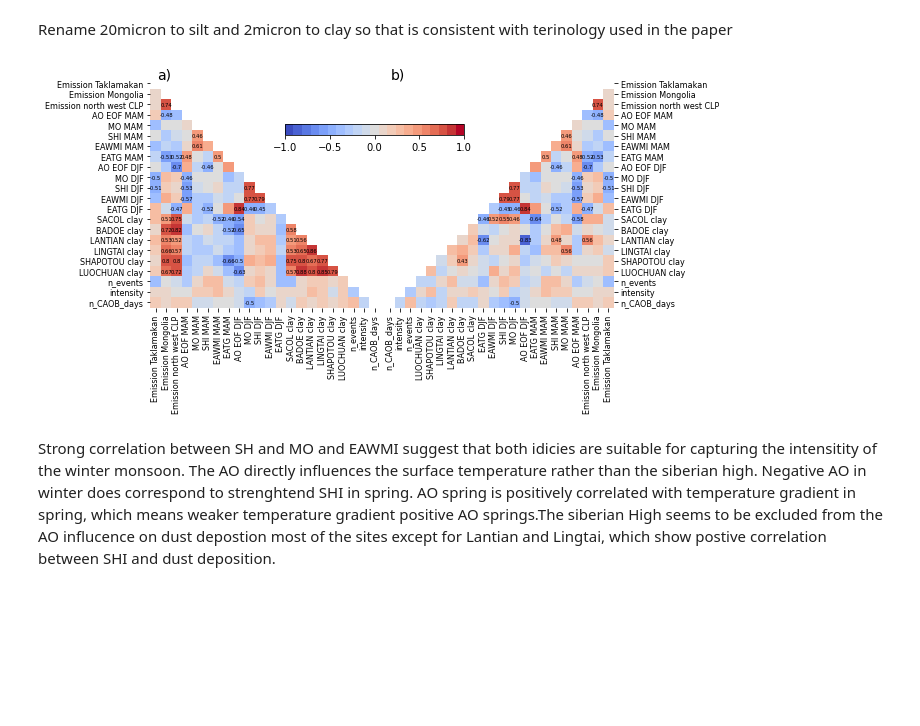
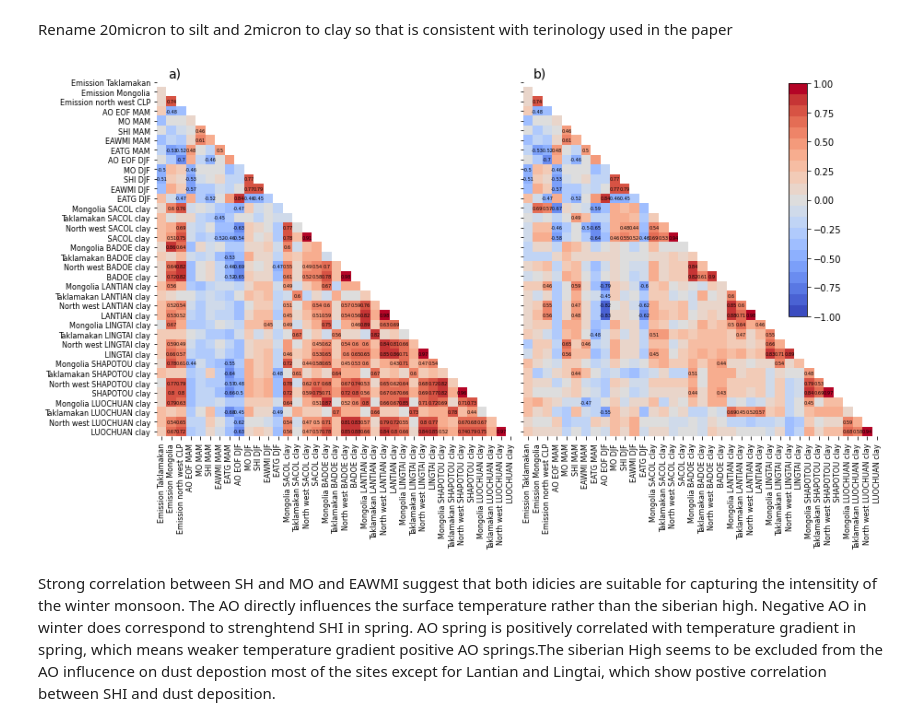
Before and after one commit to MasterOnDust/AGU_JGR_CLP_SOURCE_WORKFLOW, a Jupyter notebook: Master_thesis_UiO_workflow/workflow/notebooks/AGU_paper_figures/Plot_correlation_matrix.py.ipynb, the cells around one changed output. Cells and saved outputs as stored; diff of their text form; code cells hidden in the pictures; blank space fills up the shorter version.

Commit message:
new correlation matrix plots

```diff
--- a/Master_thesis_UiO_workflow/workflow/notebooks/AGU_paper_figures/Plot_correlation_matrix.py.ipynb
+++ b/Master_thesis_UiO_workflow/workflow/notebooks/AGU_paper_figures/Plot_correlation_matrix.py.ipynb
@@ -75,8 +69,21 @@ detrended_wetdep = detrended_wetdep.drop(['YINCHUAN clay', 'YINCHUAN silt'], axi
+# %%
+# locs = locs.drop('YINCHUAN')
+detrended_drydep = detrended.drop(columns=wetdep_keys).copy()
+dd_trans = {dk : nk  for dk, nk in zip(drydep_keys, new_column_names)}
+detrended_drydep = detrended_drydep.rename(columns=dd_trans, errors='raise')
+detrended_drydep = detrended_drydep.drop(columns=[f'{s} YINCHUAN clay' for s in new_regions])
+detrended_drydep = detrended_drydep.drop(columns=[f'{s} YINCHUAN silt' for s in new_regions])
+# %%
+detrended_wetdep = detrended.drop(columns=drydep_keys).copy()
+detrended_wetdep = detrended_wetdep.rename(columns={old_col_name:new_col_name for old_col_name, new_col_name in zip(wetdep_keys, new_column_names)}, errors='rause')
+detrended_wetdep = detrended_wetdep.drop(columns=[f'{s} YINCHUAN clay' for s in new_regions])
+detrended_wetdep = detrended_wetdep.drop(columns=[f'{s} YINCHUAN silt' for s in new_regions])
+locs = locs.drop('YINCHUAN')
+detrended_drydep_clay = detrended_drydep.drop([f'{s} {loc} silt' for s,loc in product(new_regions,locs)], axis=1)
+detrended_wetdep_clay = detrended_wetdep.drop([f'{s} {loc} silt' for s,loc in product(new_regions,locs)], axis=1)
 # %%
-locs = locs.drop('YINCHUAN')
+# locs = locs.drop('YINCHUAN')
 # remove the silt sizebin
-detrended_drydep_clay = detrended_drydep.drop([loc + ' silt' for loc in locs], axis=1)
-detrended_wetdep_clay = detrended_wetdep.drop([loc + ' silt' for loc in locs], axis=1)
 corrs_drydep = detrended_drydep_clay.corr()
 p_values_drydep = detrended_drydep_clay.corr(method=lambda x, y: stats.pearsonr(x, y)[1]) - np.eye(len(detrended_drydep_clay.columns))
 mask_drydep = np.triu(np.ones_like(corrs_drydep.values, dtype=bool))
@@ -84,42 +91,42 @@ corrs_triu_drydep = corrs_drydep.where((mask_drydep==False))
 significant_corrs_drydep = corrs_triu_drydep.round(2).where((p_values_drydep <=0.05), other='')
 
 corrs_wetdep = detrended_wetdep_clay.corr()
 p_values_wetdep = detrended_wetdep_clay.corr(method=lambda x, y: stats.pearsonr(x, y)[1]) - np.eye(len(detrended_wetdep_clay.columns))
 mask_wetdep = np.triu(np.ones_like(corrs_wetdep.values, dtype=bool))
 corrs_triu_wetdep = corrs_wetdep.where((mask_wetdep==False))
 significant_corrs_wetdep = corrs_triu_wetdep.round(2).where((p_values_wetdep <=0.05), other='')
 
 
-fig ,ax = plt.subplots(ncols=2, figsize=(8.3, 11.7*0.7))
+fig ,ax = plt.subplots(ncols=2, figsize=(8.3*1.7, 11.7*0.75))
 ax[0].set_aspect('equal')
 cmap = matplotlib.cm.get_cmap('coolwarm',21)
 
 sns.heatmap(corrs_drydep.values, mask=mask_drydep,
             xticklabels=corrs_drydep.columns.values,annot=significant_corrs_drydep,
-            yticklabels=corrs_drydep.columns.values, ax=ax[0], cmap=cmap,fmt='',annot_kws={'fontsize':5.3, 'color':'black'},
+            yticklabels=corrs_drydep.columns.values, ax=ax[0], cmap=cmap,fmt='',annot_kws={'fontsize':5, 'color':'black'},
             vmin=-1, vmax=1,cbar=False)
 
 g=sns.heatmap(corrs_wetdep.values, mask=mask_wetdep,
             xticklabels=corrs_wetdep.columns.values,annot=significant_corrs_wetdep,
-            yticklabels=corrs_wetdep.columns.values, ax=ax[1], cmap=cmap,fmt='',annot_kws={'fontsize':5.3, 'color':'black'},
+            yticklabels=corrs_wetdep.columns.values, ax=ax[1], cmap=cmap,fmt='',annot_kws={'fontsize':5, 'color':'black'},
             vmin=-1, vmax=1,cbar=False)
 ax[1].set_aspect('equal')
-cax=fig.add_axes([0.35,0.60,0.3,0.02])
-fig.colorbar(cm.ScalarMappable(norm=matplotlib.colors.Normalize(vmin=-1, vmax=1),cmap=cmap),cax=cax, orientation='horizontal')
-g.axes.invert_xaxis()
-ax[1].yaxis.tick_right()
-ax[1].set_yticklabels(ax[1].get_yticklabels(), rotation = 360, fontsize=8)
+cax=fig.add_axes([0.80,0.4,0.02,0.4])
+fig.colorbar(cm.ScalarMappable(norm=matplotlib.colors.Normalize(vmin=-1, vmax=1),cmap=cmap),cax=cax)
+# g.axes.invert_xaxis()
+# ax[1].yaxis.tick_right()
+ax[1].set_yticklabels([])
 ax[1].set_xticklabels(ax[1].get_xticklabels(), fontsize=8)
 ax[0].set_yticklabels(ax[0].get_yticklabels(),  fontsize=8)
 ax[0].set_xticklabels(ax[0].get_xticklabels(), fontsize=8)
 
 plt.subplots_adjust(wspace=0.02)
 add_letter(ax,y=1, fontsize=14)
 if to_file:
     plt.savefig(snakemake.output.outpath_clay,bbox_inches='tight')
 # sns.heatmap()
 # %% [output]
-[figure, old version]
+[figure, new version]
 # %% [markdown]
 Strong correlation between SH and MO and EAWMI suggest that both idicies are suitable for capturing the intensitity of the winter monsoon. The AO directly influences the surface temperature rather than the siberian high. Negative AO in winter does correspond to strenghtend SHI in spring. AO spring is positively correlated with temperature gradient in spring, which means weaker temperature gradient positive AO springs.The siberian High seems to be excluded from the AO influcence on dust depostion most of the sites except for Lantian and Lingtai, which show postive correlation between SHI and dust deposition.
 # %%
```
Also changed, not shown: parts of 3 cells of this notebook, 1 other file.
